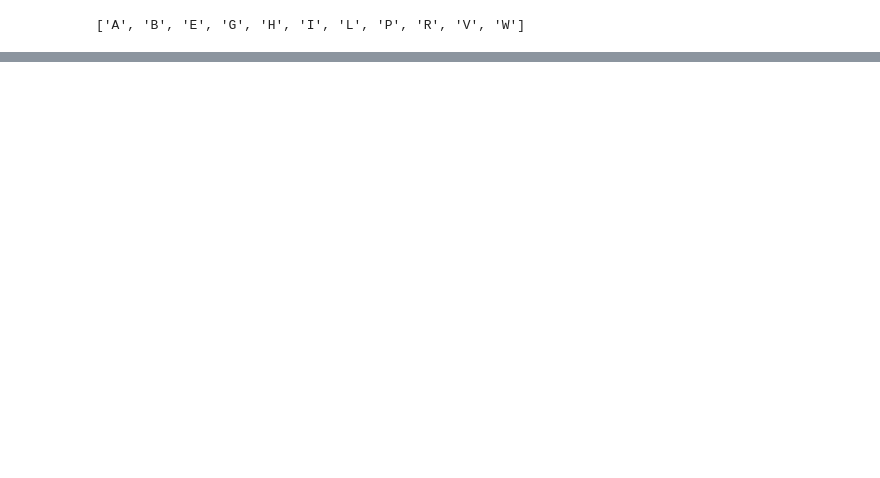
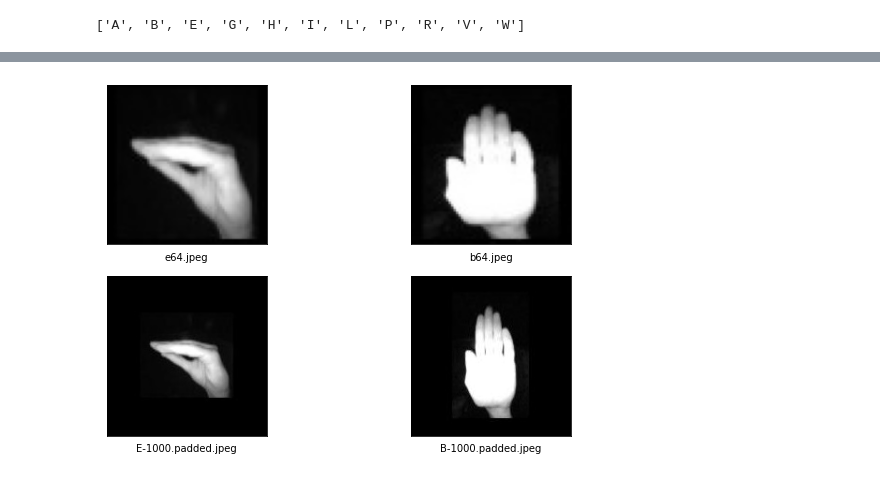
Before and after one commit to wkulczi/leapModels, a Jupyter notebook: Untitled.ipynb, the cells around one changed output, grey strips where cells are left out. Saved outputs shown, nothing was run; the diff lists cells and outputs as text; code cells hidden in the pictures; blank space fills up the shorter version.

```diff
--- a/Untitled.ipynb
+++ b/Untitled.ipynb
@@ -27,0 +65,4 @@ for selectedFile in randomSelect:
+# %%
+show_dataset_samples(filePaths=filePaths[2:])
+# %% [output]
+[figure, added]
```
Also changed, not shown: parts of 10 cells of this notebook, 10 other files.
